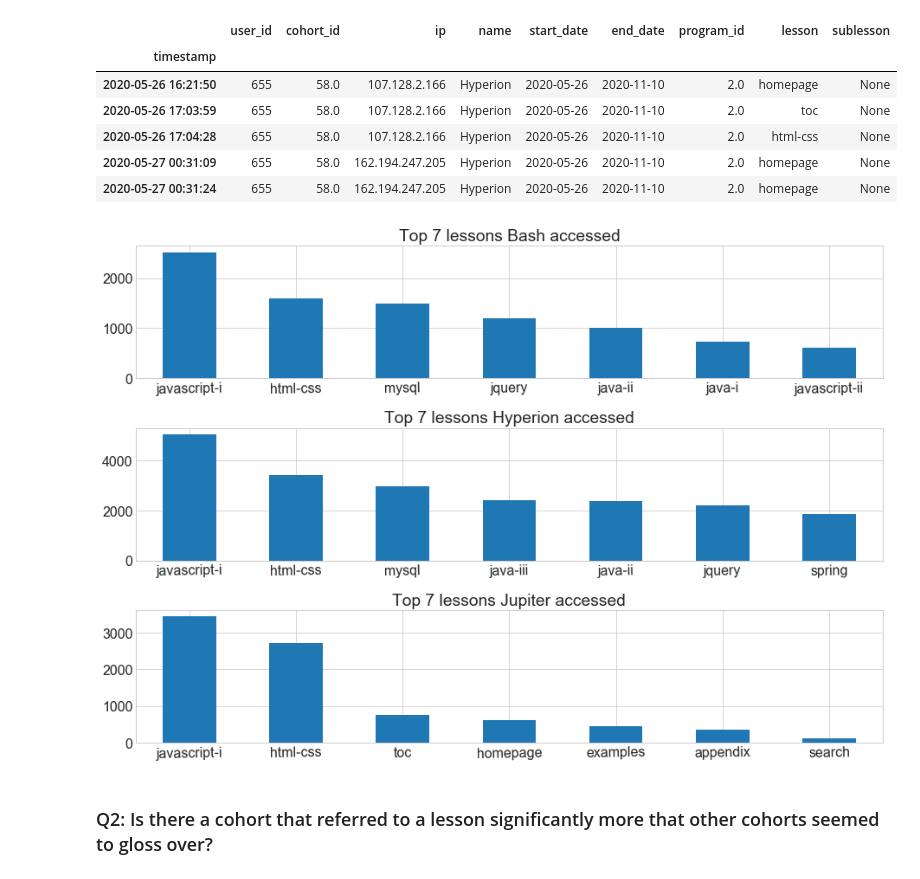
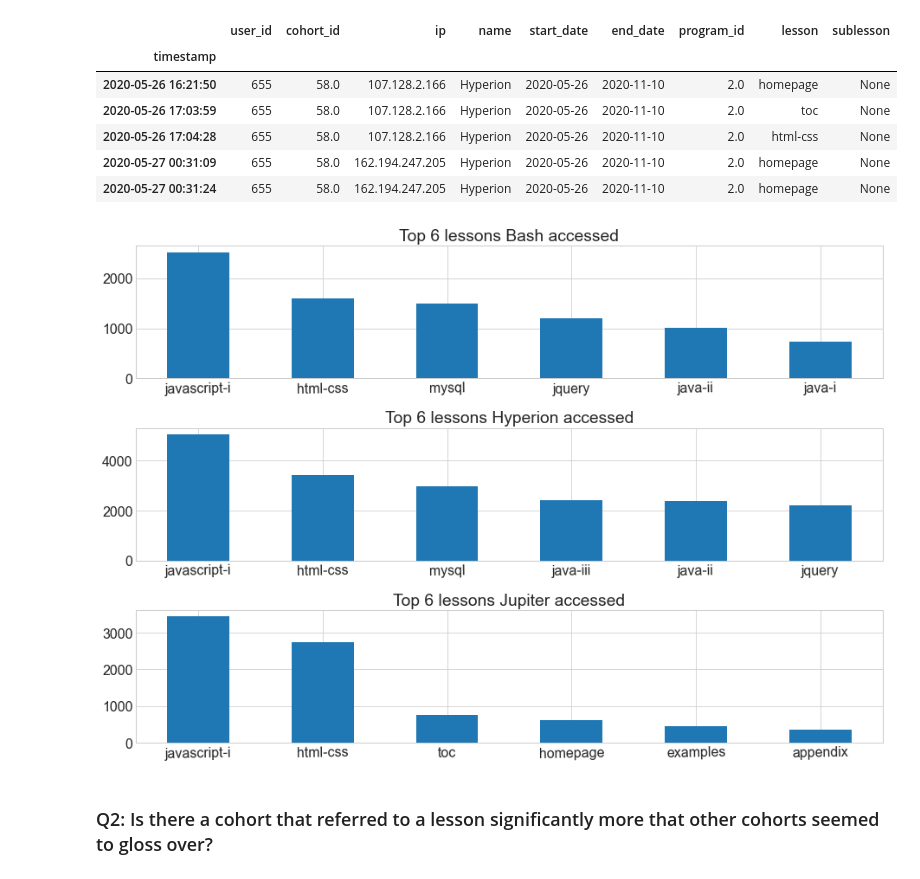
Before and after one commit to Yongliang-Shi/Anomaly-Detection-in-the-Curriculum-Access-Log, a Jupyter notebook: explore_log.ipynb, the cells around one changed output. Drawn from its saved outputs; the diff is of its cells as text; code cells hidden in the pictures.

```diff
--- a/explore_log.ipynb
+++ b/explore_log.ipynb
@@ -66,8 +66,8 @@ fig, axes = plt.subplots(3, 1, figsize=(13,9))
 # For Loop to barplot the top 7 lessons each cohort accessed
 
 for ax, (name, subset) in zip(axes, log_ds.groupby('name')):
-    subset.lesson.value_counts(ascending=False).head(7).plot(kind='bar', rot=1, ax=ax)
-    ax.set_title(f'Top 7 lessons {name} accessed')
+    subset.lesson.value_counts(ascending=False).head(6).plot(kind='bar', rot=1, ax=ax)
+    ax.set_title(f'Top 6 lessons {name} accessed')
 
 plt.tight_layout()
 # %% [output]
@@ -99,16 +99,16 @@ log_recent_wd.head()
 # %%
 # Create fig and ax objects
 fig, axes = plt.subplots(3, 1, figsize=(13,9))
 
-# For Loop to barplot the top 7 lessons each cohort accessed
+# For Loop to barplot the top 6 lessons each cohort accessed
 
 for ax, (name, subset) in zip(axes, log_recent_wd.groupby('name')):
-    subset.lesson.value_counts(ascending=False).head(7).plot(kind='bar', rot=1, ax=ax)
-    ax.set_title(f'Top 7 lessons {name} accessed')
+    subset.lesson.value_counts(ascending=False).head(6).plot(kind='bar', rot=1, ax=ax)
+    ax.set_title(f'Top 6 lessons {name} accessed')
 
 plt.tight_layout()
 # %% [output]
-[figure, old version]
+[figure, new version]
 # %% [markdown]
 ### Q2: Is there a cohort that referred to a lesson significantly more that other cohorts seemed to gloss over?
 # %% [markdown]
```
Also changed, not shown: parts of 14 cells of this notebook.
